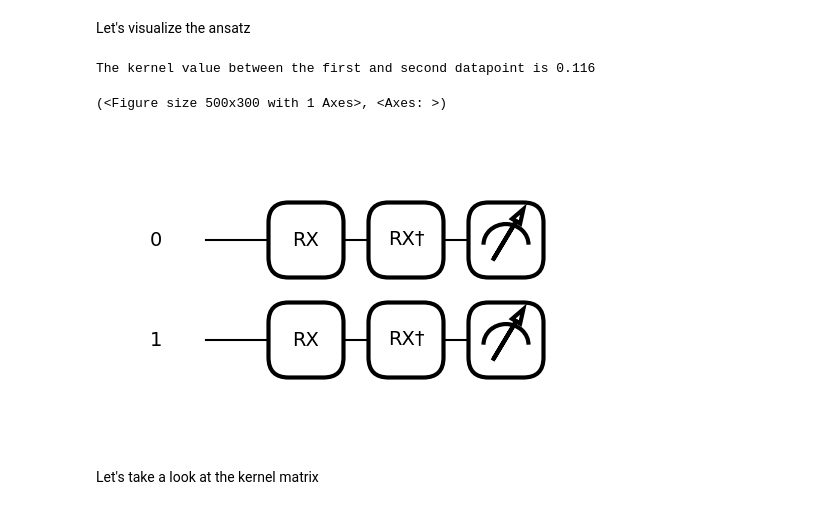
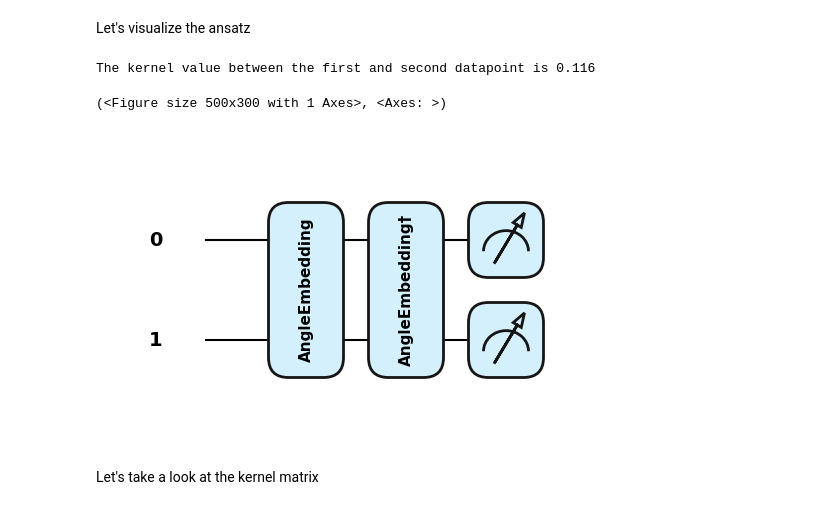
Before and after one commit to laiadc/QML, a Jupyter notebook: QSVM tutorial/QSVM.ipynb, the cells around one changed output. Cells and saved outputs as stored; diff of their text form; code cells hidden in the pictures.

```diff
--- a/QSVM tutorial/QSVM.ipynb
+++ b/QSVM tutorial/QSVM.ipynb
@@ -187,12 +204,12 @@ Let's visualize the ansatz
 # %%
 kernel_value = kernel(X_train[0], X_train[1])
 print(f"The kernel value between the first and second datapoint is {kernel_value:.3f}")
 
-qml.draw_mpl(kernel_circuit, expansion_strategy = 'device')(X_train[0], X_train[1])
+qml.draw_mpl(kernel_circuit, elevel="device", style="pennylane")(X_train[0], X_train[1])
 # %% [output]
 The kernel value between the first and second datapoint is 0.116
 (<Figure size 500x300 with 1 Axes>, <Axes: >)
-[figure, old version]
+[figure, new version]
 # %% [markdown]
 Let's take a look at the kernel matrix
 # %%
```
Also changed, not shown: parts of 9 cells of this notebook, 1 other file.
